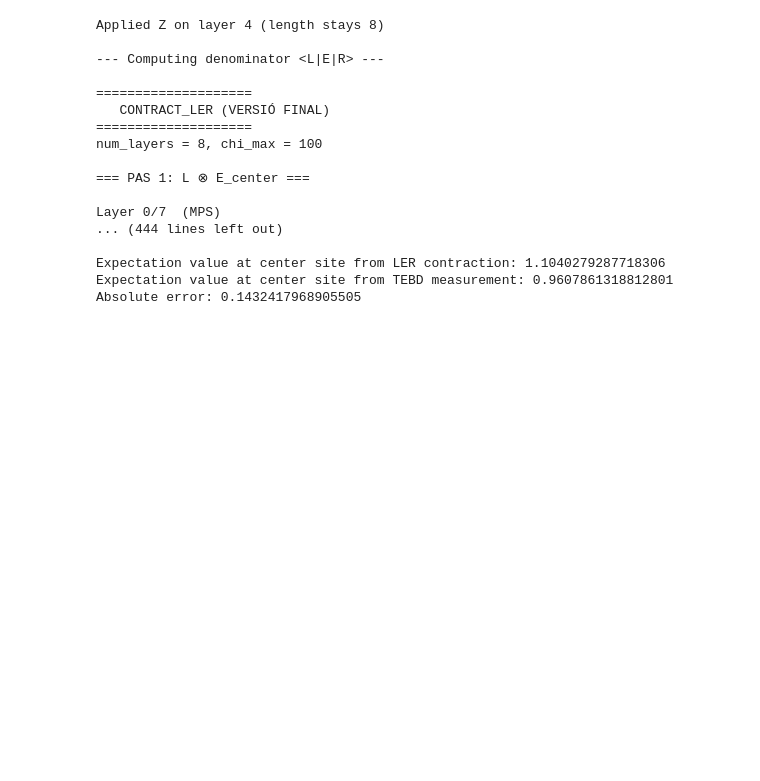
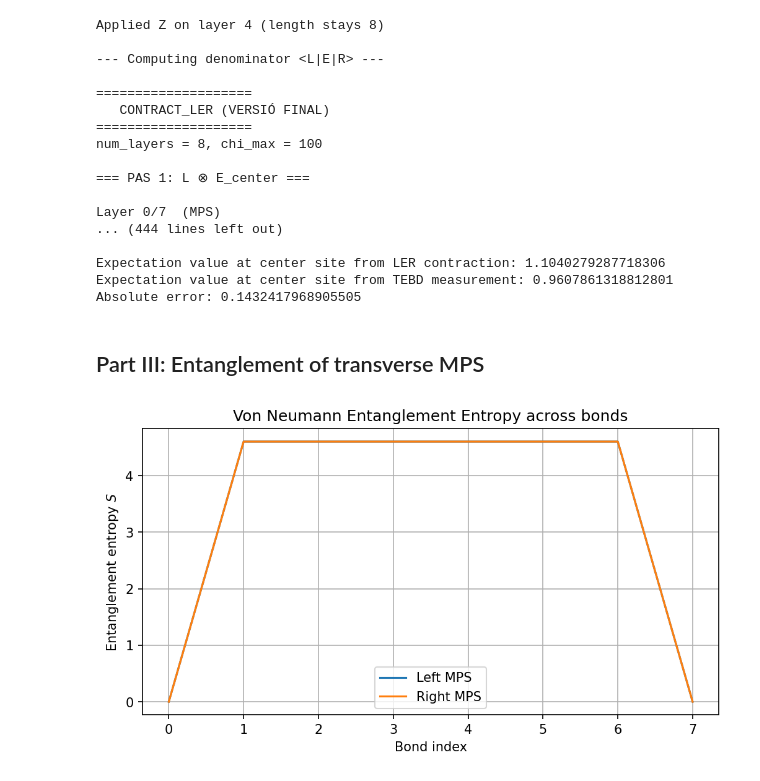
Before and after one commit to mlopezig59/Tensor_network_course, a Jupyter notebook: assignement_MarLopez.ipynb, the cells around one changed output. Saved outputs shown, nothing was run; the diff lists cells and outputs as text; code cells hidden in the pictures; blank space fills up the shorter version.

```diff
--- a/assignement_MarLopez.ipynb
+++ b/assignement_MarLopez.ipynb
@@ -361,5 +373,5 @@ Shape of E[25][0] (center site, first substep):
 # %%
-def build_full_columns(E_one_step, T=T):
+def build_transfer_matrices_columns(E_one_step, T=T):
     """Build complete spacetime columns for all sites, combining ket and bra in a sandwich structure.
 
     For each spatial site, this function builds a vertical column that represents the full
@@ -368,7 +380,7 @@ def build_full_columns(E_one_step, T=T):
     1. Initial MPS tensor (ket side): psi[site] with shape (D_left, d_phys, D_right)
     2. Time evolution gates (ket side): Transfer matrices E for each time step
     3. Time evolution gates (bra side): Transfer matrices E† in reverse order
-    4. Initial MPS tensor (bra side): psi[site]† with shape (D_right, d_phys, D_left)
+    4. Initial MPS tensor (bra side): psi[site]† with shape (D_left, d_phys, D_right)
 
     This creates the full bra-ket sandwich: ⟨ψ(T)| ... |ψ(0)⟩ for spatial contraction.
 
@@ -381,7 +393,6 @@ def build_full_columns(E_one_step, T=T):
         E: Structure E[site][layer_idx] where each site contains the full vertical column:
            - First layers: initial MPS + forward time evolution (ket |ψ⟩)
            - Last layers: backward time evolution + initial MPS adjoint (bra ⟨ψ|)
-           Total layers per site = 2 * (1 + num_time_steps * num_substeps)
     """
 
     psi_initial = MPS.from_lat_product_state(M.lat, [['up']])
@@ -466,8 +491,9 @@ Example shapes:
 # %%
 def truncate_to_fixed_dim(mat, target_dim):
-    """
-    mat: (k, M) matrix from SVD (U * S * Vh)
-    target_dim: desired output dimension (chi_max)
+    """Truncate a matrix to a fixed target dimension using SVD, keeping the largest singular values.
+    Args:
+        mat: (k, M) matrix to be truncated to (target_dim, M)
+        target_dim: desired output dimension (chi_max)
 
     Returns:
         mat_fixed: (target_dim, M)
@@ -1047,3 +1020,41 @@ Layer 0/7  (MPS)
 Expectation value at center site from LER contraction: 1.1040279287718306
 Expectation value at center site from TEBD measurement: 0.9607861318812801
 Absolute error: 0.1432417968905505
+# %% [markdown]
+## Part III: Entanglement of transverse MPS
+# %%
+import matplotlib.pyplot as plt
+
+def von_neumann_entropy_from_singular_values(s):
+    s = s[s > 0]
+    p = s**2 / np.sum(s**2)
+    return -np.sum(p * np.log(p))
+
+# Compute entanglement entropy across all bonds for left and right MPS
+left_entropies = []
+right_entropies = []
+
+for state in [left_state, right_state]:
+    entropies = []
+    for tensor in state:
+        # Reshape tensor to a matrix for SVD
+        shape = tensor.shape
+        mat = tensor.reshape(shape[0], -1)
+        s = np.linalg.svd(mat, compute_uv=False)
+        entropies.append(von_neumann_entropy_from_singular_values(s))
+    if state is left_state:
+        left_entropies = entropies
+    else:
+        right_entropies = entropies
+
+plt.figure(figsize=(8, 4))
+plt.plot(left_entropies, label='Left MPS')
+plt.plot(right_entropies, label='Right MPS')
+plt.xlabel('Bond index')
+plt.ylabel('Entanglement entropy $S$')
+plt.title('Von Neumann Entanglement Entropy across bonds')
+plt.legend()
+plt.grid(True)
+plt.show()
+# %% [output]
+[figure, added]
```
Also changed, not shown: parts of 37 cells of this notebook.
